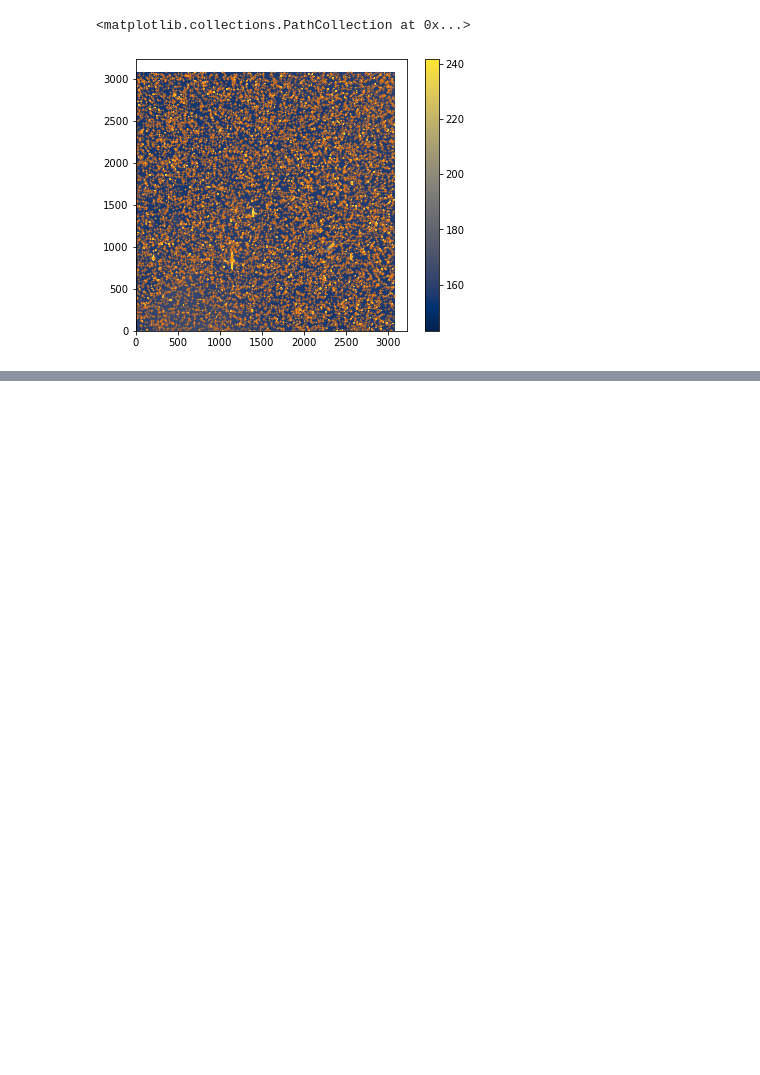
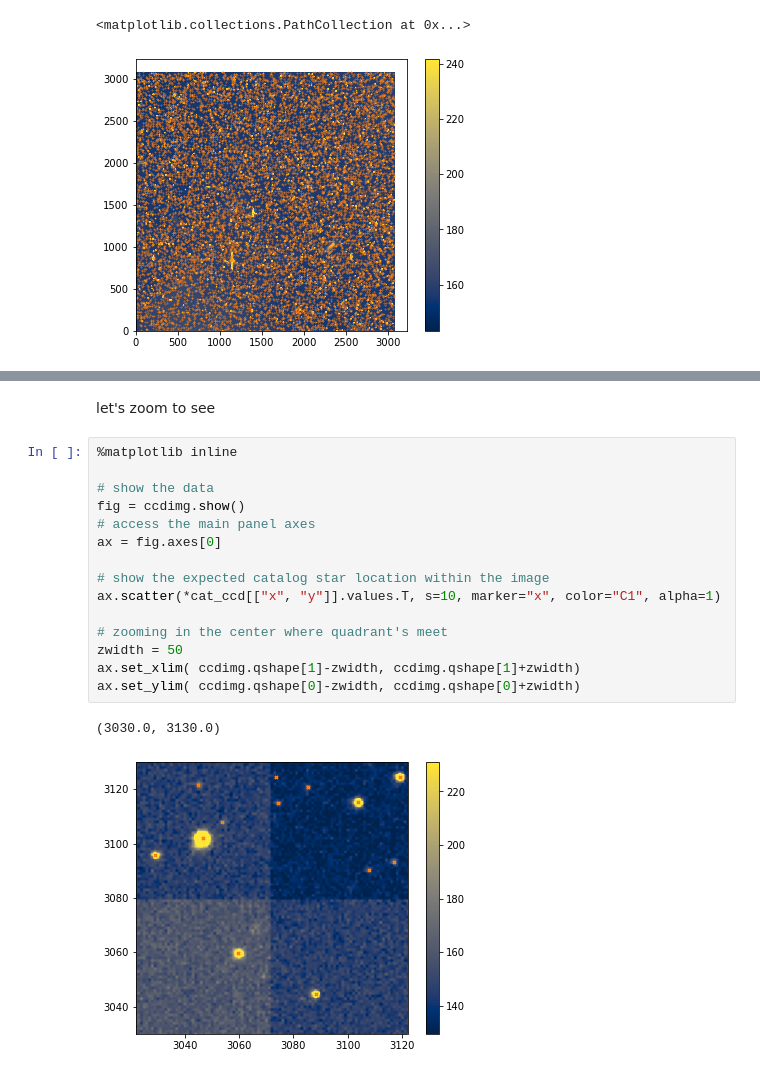
Before and after one commit to MickaelRigault/ztfimg, a Jupyter notebook: docs/notebooks/catalogs.ipynb, the cells around one changed output, grey strips where cells are left out. Drawn from its saved outputs; the diff is of its cells as text; blank space fills up the shorter version.

```diff
--- a/docs/notebooks/catalogs.ipynb
+++ b/docs/notebooks/catalogs.ipynb
@@ -186,0 +170,20 @@ ax.set_ylim( ccdimg.shape[0]-100, ccdimg.shape[0]+100)
+# %% [markdown]
+let's zoom to see
+# %%
+%matplotlib inline
+
+# show the data
+fig = ccdimg.show()
+# access the main panel axes
+ax = fig.axes[0]
+
+# show the expected catalog star location within the image
+ax.scatter(*cat_ccd[["x", "y"]].values.T, s=10, marker="x", color="C1", alpha=1)
+
+# zooming in the center where quadrant's meet
+zwidth = 50
+ax.set_xlim( ccdimg.qshape[1]-zwidth, ccdimg.qshape[1]+zwidth)
+ax.set_ylim( ccdimg.qshape[0]-zwidth, ccdimg.qshape[0]+zwidth)
+# %% [output]
+(3030.0, 3130.0)
+[figure, added]
```
Also changed, not shown: parts of 11 cells of this notebook, 7 other files.
